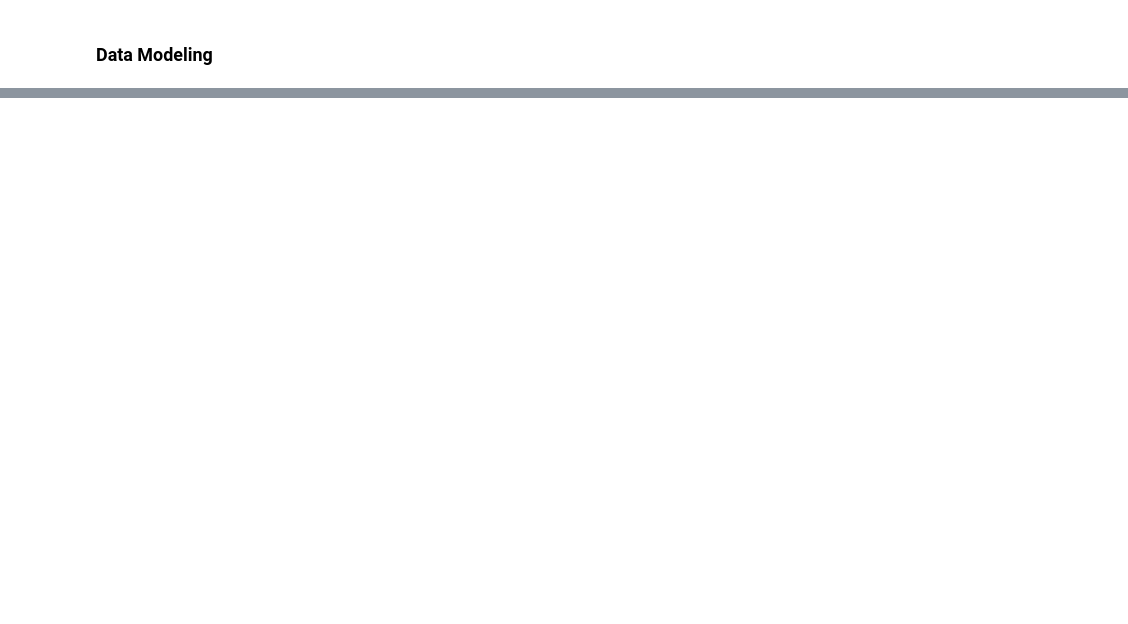
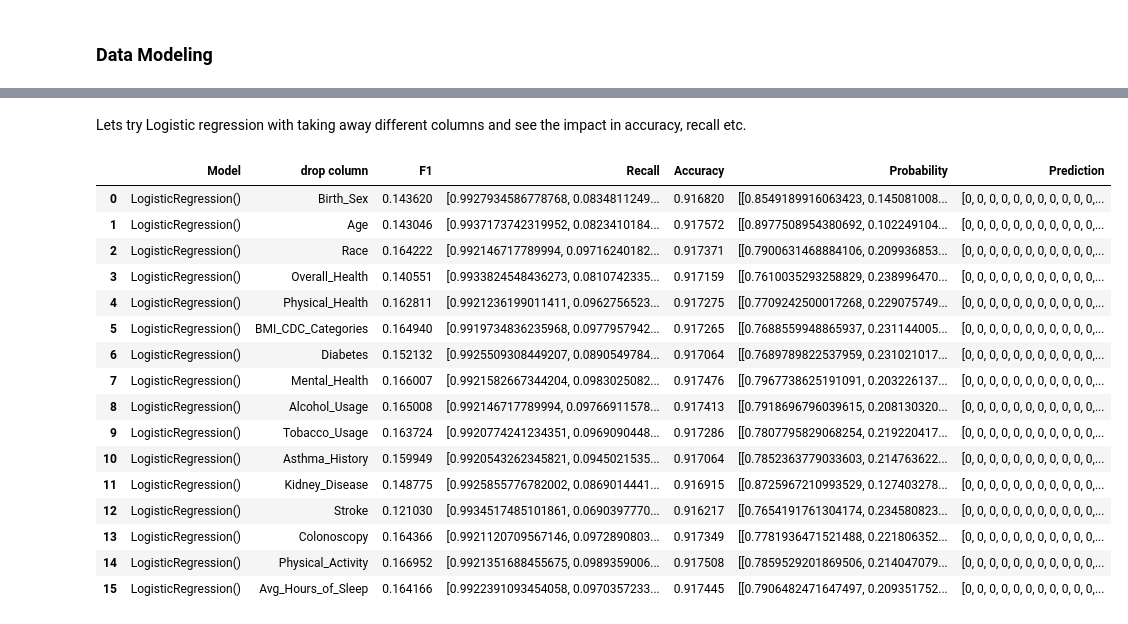
Before and after one commit to DataSolutions360/Data_Science_Capstone, a Jupyter notebook: ml.ipynb, the cells around one changed output, grey strips where cells are left out. Cells and saved outputs as stored; diff of their text form; code cells hidden in the pictures; blank space fills up the shorter version.

```diff
--- a/ml.ipynb
+++ b/ml.ipynb
@@ -119,0 +900,2 @@ X = df2.drop(columns="HeartDisease")
+# %%
+df = df.rename(columns={"Prior_Heart_Disease": "Heart_Disease"}, errors="raise")
@@ -182,0 +1227,2 @@ F1 Score: 0.17246662289341214
+# %% [markdown]
+Lets try Logistic regression with taking away different columns and see the impact in accuracy, recall etc.
@@ -182,0 +1271,40 @@ F1 Score: 0.17246662289341214
+# %%
+df.head()
+compare_log = pd.DataFrame(columns=["Model", "drop column", "F1", "Recall", "Accuracy", "Probability", "Prediction"])
+birth_sex = log_regress_iteration(df, "Birth_Sex", compare_log)
+age = log_regress_iteration(df, "Age", birth_sex)
+race = log_regress_iteration(df, "Race", age)
+overall_health = log_regress_iteration(df, "Overall_Health", race)
+physical_health = log_regress_iteration(df, "Physical_Health", overall_health)
+bmi = log_regress_iteration(df, "BMI_CDC_Categories", physical_health)
+diabetes = log_regress_iteration(df, "Diabetes", bmi)
+mental_Health = log_regress_iteration(df, "Mental_Health", diabetes)
+alcohol_Usage = log_regress_iteration(df, "Alcohol_Usage", mental_Health)
+tobacco_Usage = log_regress_iteration(df, "Tobacco_Usage", alcohol_Usage)
+asthma_History = log_regress_iteration(df, "Asthma_History", tobacco_Usage)
+kidney_Disease = log_regress_iteration(df, "Kidney_Disease", asthma_History)
+stroke = log_regress_iteration(df, "Stroke", kidney_Disease)
+colonoscopy = log_regress_iteration(df, "Colonoscopy", stroke)
+physical_Activity = log_regress_iteration(df, "Physical_Activity", colonoscopy)
+sleep_time = log_regress_iteration(df, "Avg_Hours_of_Sleep", physical_Activity)
+
+final_df = sleep_time.copy()
+final_df
+# %% [output]
+|  | Model | drop column | F1 | Recall | Accuracy | Probability | Prediction |
+| 0 | LogisticRegression() | Birth_Sex | 0.143620 | [0.9927934586778768, 0.0834811249... | 0.916820 | [[0.8549189916063423, 0.145081008... | [0, 0, 0, 0, 0, 0, 0, 0, 0, 0, 0,... |
+| 1 | LogisticRegression() | Age | 0.143046 | [0.9937173742319952, 0.0823410184... | 0.917572 | [[0.8977508954380692, 0.102249104... | [0, 0, 0, 0, 0, 0, 0, 0, 0, 0, 0,... |
+| 2 | LogisticRegression() | Race | 0.164222 | [0.992146717789994, 0.09716240182... | 0.917371 | [[0.7900631468884106, 0.209936853... | [0, 0, 0, 0, 0, 0, 0, 0, 0, 0, 0,... |
+| 3 | LogisticRegression() | Overall_Health | 0.140551 | [0.9933824548436273, 0.0810742335... | 0.917159 | [[0.7610035293258829, 0.238996470... | [0, 0, 0, 0, 0, 0, 0, 0, 0, 0, 0,... |
+| 4 | LogisticRegression() | Physical_Health | 0.162811 | [0.9921236199011411, 0.0962756523... | 0.917275 | [[0.7709242500017268, 0.229075749... | [0, 0, 0, 0, 0, 0, 0, 0, 0, 0, 0,... |
+| 5 | LogisticRegression() | BMI_CDC_Categories | 0.164940 | [0.9919734836235968, 0.0977957942... | 0.917265 | [[0.7688559948865937, 0.231144005... | [0, 0, 0, 0, 0, 0, 0, 0, 0, 0, 0,... |
+| 6 | LogisticRegression() | Diabetes | 0.152132 | [0.9925509308449207, 0.0890549784... | 0.917064 | [[0.7689789822537959, 0.231021017... | [0, 0, 0, 0, 0, 0, 0, 0, 0, 0, 0,... |
+| 7 | LogisticRegression() | Mental_Health | 0.166007 | [0.9921582667344204, 0.0983025082... | 0.917476 | [[0.7967738625191091, 0.203226137... | [0, 0, 0, 0, 0, 0, 0, 0, 0, 0, 0,... |
+| 8 | LogisticRegression() | Alcohol_Usage | 0.165008 | [0.992146717789994, 0.09766911578... | 0.917413 | [[0.7918696796039615, 0.208130320... | [0, 0, 0, 0, 0, 0, 0, 0, 0, 0, 0,... |
+| 9 | LogisticRegression() | Tobacco_Usage | 0.163724 | [0.9920774241234351, 0.0969090448... | 0.917286 | [[0.7807795829068254, 0.219220417... | [0, 0, 0, 0, 0, 0, 0, 0, 0, 0, 0,... |
+| 10 | LogisticRegression() | Asthma_History | 0.159949 | [0.9920543262345821, 0.0945021535... | 0.917064 | [[0.7852363779033603, 0.214763622... | [0, 0, 0, 0, 0, 0, 0, 0, 0, 0, 0,... |
+| 11 | LogisticRegression() | Kidney_Disease | 0.148775 | [0.9925855776782002, 0.0869014441... | 0.916915 | [[0.8725967210993529, 0.127403278... | [0, 0, 0, 0, 0, 0, 0, 0, 0, 0, 0,... |
+| 12 | LogisticRegression() | Stroke | 0.121030 | [0.9934517485101861, 0.0690397770... | 0.916217 | [[0.7654191761304174, 0.234580823... | [0, 0, 0, 0, 0, 0, 0, 0, 0, 0, 0,... |
+| 13 | LogisticRegression() | Colonoscopy | 0.164366 | [0.9921120709567146, 0.0972890803... | 0.917349 | [[0.7781936471521488, 0.221806352... | [0, 0, 0, 0, 0, 0, 0, 0, 0, 0, 0,... |
+| 14 | LogisticRegression() | Physical_Activity | 0.166952 | [0.9921351688455675, 0.0989359006... | 0.917508 | [[0.7859529201869506, 0.214047079... | [0, 0, 0, 0, 0, 0, 0, 0, 0, 0, 0,... |
+| 15 | LogisticRegression() | Avg_Hours_of_Sleep | 0.164166 | [0.9922391093454058, 0.0970357233... | 0.917445 | [[0.7906482471647497, 0.209351752... | [0, 0, 0, 0, 0, 0, 0, 0, 0, 0, 0,... |
```
Also changed, not shown: parts of 130 cells of this notebook, 9 other files.
